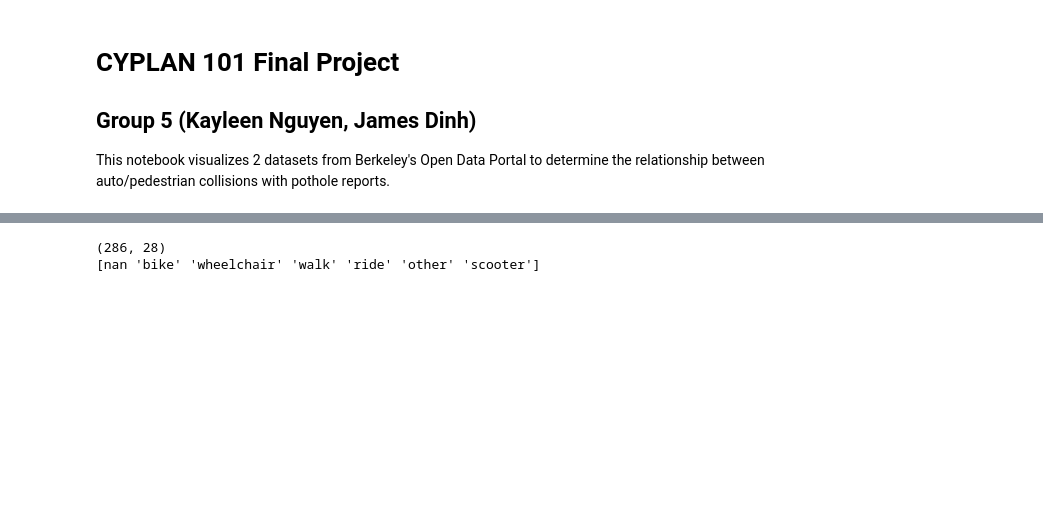
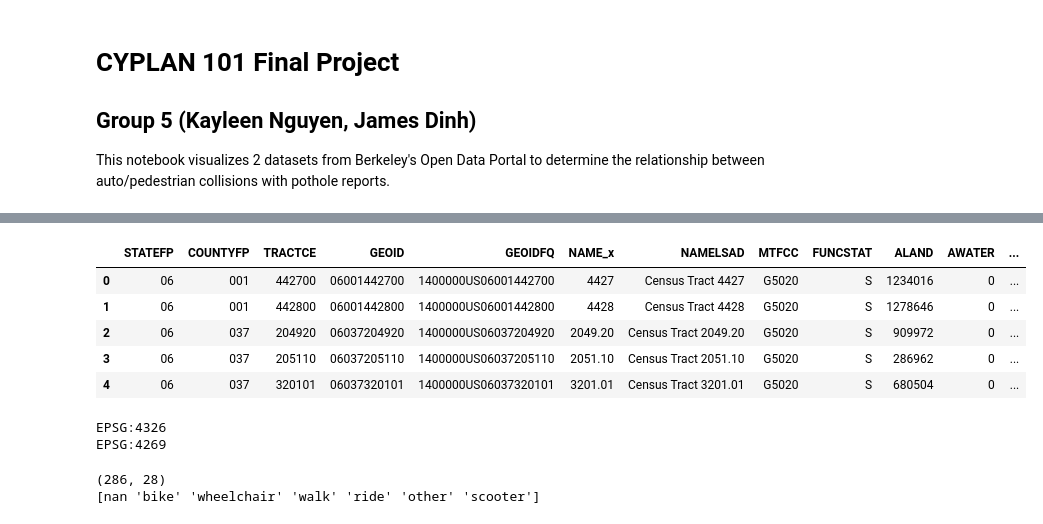
Before and after one commit to jamesvdinh/school, a Jupyter notebook: cyplan-101/group_5_final_project/notebooks/group_5_data_analysis.ipynb, the cells around one changed output, grey strips where cells are left out. Drawn from its saved outputs; the diff is of its cells as text; code cells hidden in the pictures; blank space fills up the shorter version.

```diff
--- a/cyplan-101/group_5_final_project/notebooks/group_5_data_analysis.ipynb
+++ b/cyplan-101/group_5_final_project/notebooks/group_5_data_analysis.ipynb
@@ -40,8 +40,30 @@ import re
 
 load_dotenv()
 
-censusAPIKey = Census(os.getenv("CENSUS_API_KEY"))
+api_key = os.getenv("CENSUS_API_KEY")
+censusAPIKey = Census(api_key)
 
 # Geocoding
 from geopy.geocoders import Nominatim
 from geopy.extra.rate_limiter import RateLimiter
+# %%
+# Get API Data
+alamedaCountyTracts = censusAPIKey.acs5.state_county_tract(
+    fields=('NAME', 'B01003_001E'),
+    state_fips='06',
+    county_fips='001',
+    tract='*',
+    year=2023
+)
+
+# Convert to DataFrame
+alamedaDataframe = pd.DataFrame(alamedaCountyTracts)
+
+# Rename columns for clarity
+alamedaDataframe = alamedaDataframe.rename(columns={
+    'B01003_001E': 'population',
+})
+
+alamedaDataframe['GEOID'] = alamedaDataframe['state'] + alamedaDataframe['county'] + alamedaDataframe['tract'] + '1' # ... FILL IN SYNTAX HERE
+
+alamedaDataframe.head(10)
@@ -48,3 +82,26 @@ from geopy.extra.rate_limiter import RateLimiter
+# %%
+berkBoundary = gpd.read_file("../data/raw/Land_Boundary_20251016.geojson")
+
+caTracts = gpd.read_file(
+    "../data/raw/tl_2023_06_tract.zip"
+)
+
+alamedaCensusGdf = caTracts.merge(alamedaDataframe, on='GEOID', how='left')
+alamedaCensusGdf.head()
+# %% [output]
+|  | STATEFP | COUNTYFP | TRACTCE | GEOID | GEOIDFQ | NAME_x | NAMELSAD | MTFCC | FUNCSTAT | ALAND | AWATER | ... |
+| 0 | 06 | 001 | 442700 | 06001442700 | 1400000US06001442700 | 4427 | Census Tract 4427 | G5020 | S | 1234016 | 0 | ... |
+| 1 | 06 | 001 | 442800 | 06001442800 | 1400000US06001442800 | 4428 | Census Tract 4428 | G5020 | S | 1278646 | 0 | ... |
+| 2 | 06 | 037 | 204920 | 06037204920 | 1400000US06037204920 | 2049.20 | Census Tract 2049.20 | G5020 | S | 909972 | 0 | ... |
+| 3 | 06 | 037 | 205110 | 06037205110 | 1400000US06037205110 | 2051.10 | Census Tract 2051.10 | G5020 | S | 286962 | 0 | ... |
+| 4 | 06 | 037 | 320101 | 06037320101 | 1400000US06037320101 | 3201.01 | Census Tract 3201.01 | G5020 | S | 680504 | 0 | ... |
+# %%
+print(berkBoundary.crs)
+print(alamedaCensusGdf.crs)
+alamedaCensusGdf = alamedaCensusGdf.to_crs(berkBoundary.crs)
+# %% [output]
+EPSG:4326
+EPSG:4269
 # %%
 collisions = pd.read_csv(
   '../data/processed/CLEANED-Street Story Reports - BERKELEY (City) - 10_30_2025.csv',
```
Also changed, not shown: parts of 8 cells of this notebook, 2 other files.
